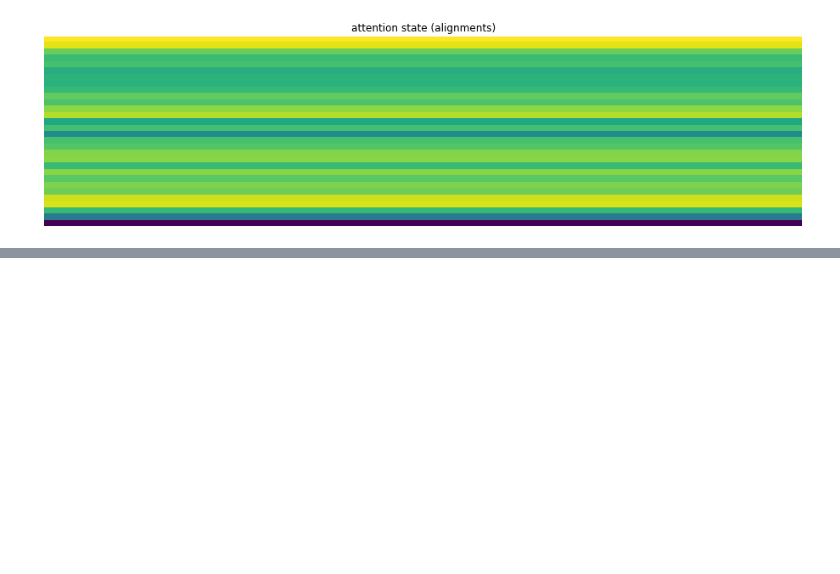
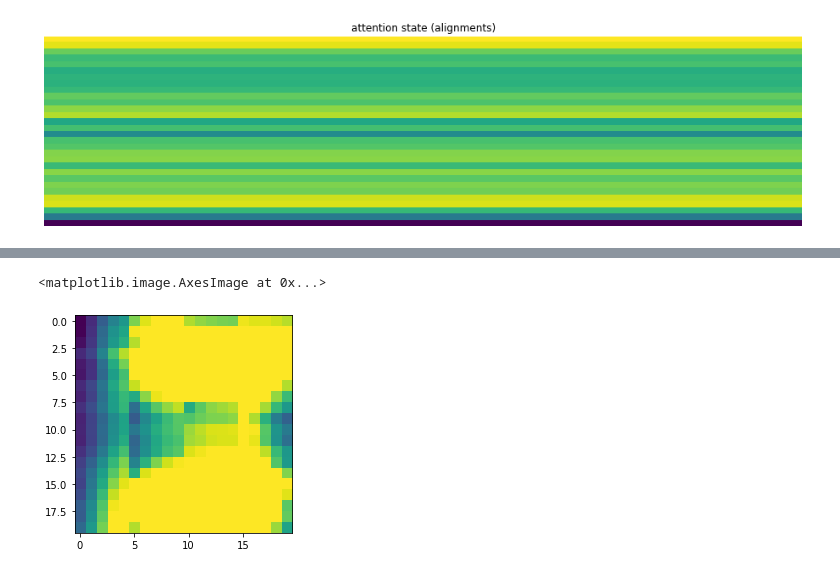
Before and after one commit to alexeyrodriguez/text-to-speech, a Jupyter notebook: notebooks/08_tacotron_8khz_med_bank_600_epochs.ipynb, the cells around one changed output, grey strips where cells are left out. Saved outputs shown, nothing was run; the diff lists cells and outputs as text; code cells hidden in the pictures; blank space fills up the shorter version.

```diff
--- a/notebooks/08_tacotron_8khz_med_bank_600_epochs.ipynb
+++ b/notebooks/08_tacotron_8khz_med_bank_600_epochs.ipynb
@@ -302,0 +294,6 @@ visualize_attention_states(att_rnn_states)
+# %%
+out = tf.reshape(out, (1, -1, mel_bins))
+plt.imshow(np.transpose(out[0]), vmax=1)
+# %% [output]
+<matplotlib.image.AxesImage at 0x...>
+[figure, added]
```
Also changed, not shown: parts of 20 cells of this notebook, 1 other file.
